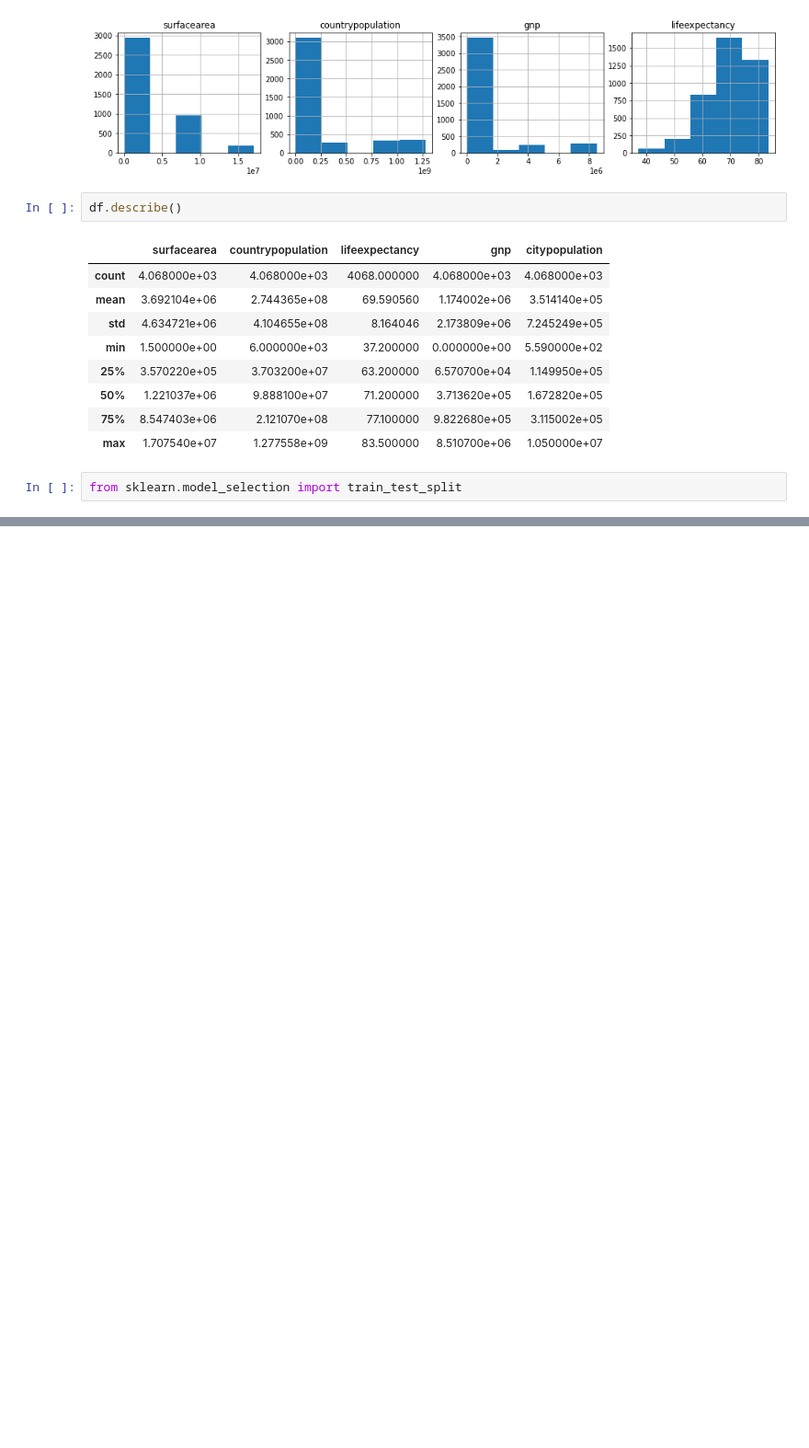
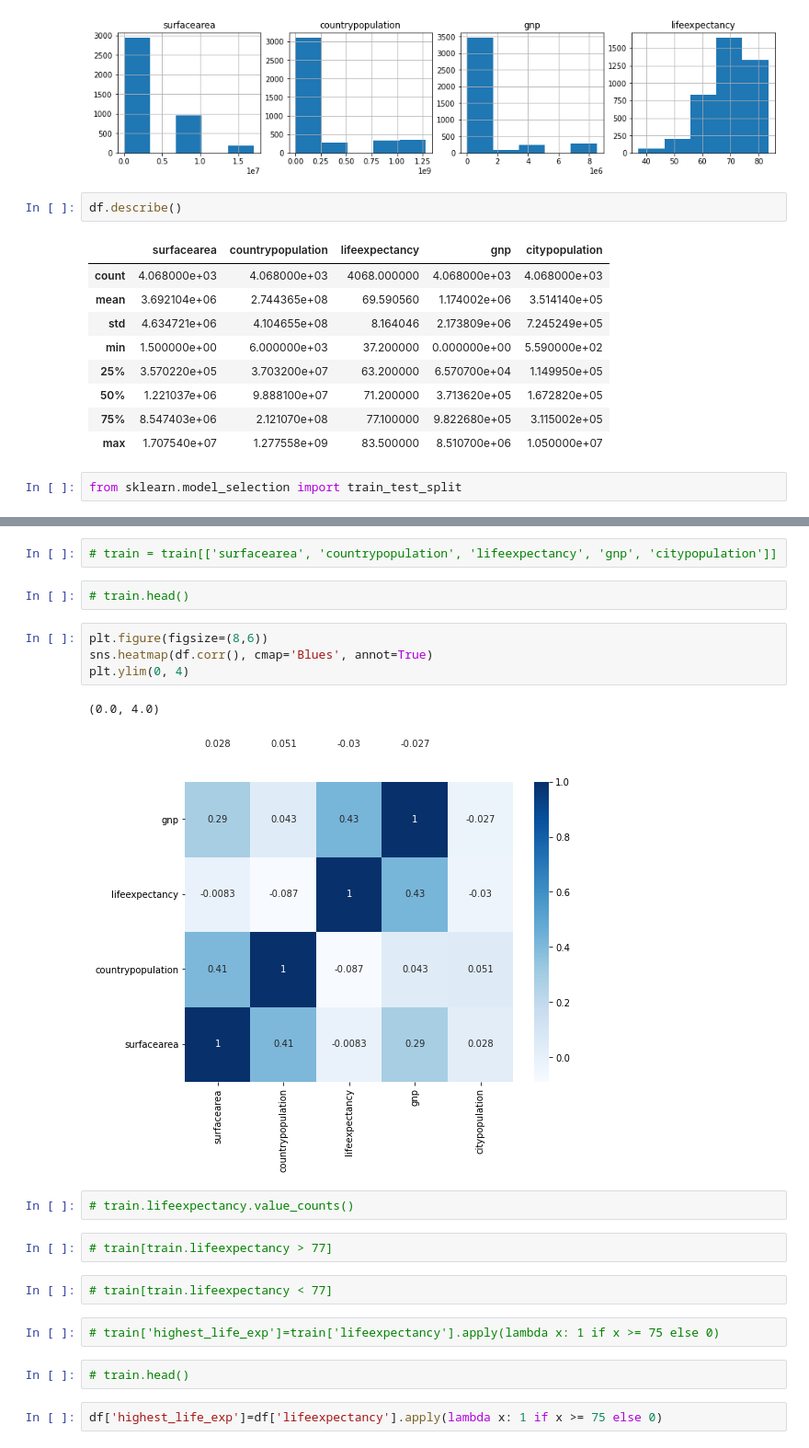
Before and after one commit to matt-c-knight/codeup-ind-project, a Jupyter notebook: practice.ipynb, the cells around one changed output, grey strips where cells are left out. Shown at 92% size. Cells and saved outputs as stored; diff of their text form; blank space fills up the shorter version.

```diff
--- a/practice.ipynb
+++ b/practice.ipynb
@@ -204 +210,24 @@ train.shape, validate.shape, test.shape
+# %%
+# train = train[['surfacearea', 'countrypopulation', 'lifeexpectancy', 'gnp', 'citypopulation']]
+# %%
+# train.head()
+# %%
+plt.figure(figsize=(8,6))
+sns.heatmap(df.corr(), cmap='Blues', annot=True)
+plt.ylim(0, 4)
+# %% [output]
+(0.0, 4.0)
+[figure, added]
+# %%
+# train.lifeexpectancy.value_counts()
+# %%
+# train[train.lifeexpectancy > 77]
+# %%
+# train[train.lifeexpectancy < 77]
+# %%
+# train['highest_life_exp']=train['lifeexpectancy'].apply(lambda x: 1 if x >= 75 else 0)
+# %%
+# train.head()
+# %%
+df['highest_life_exp']=df['lifeexpectancy'].apply(lambda x: 1 if x >= 75 else 0)
 # %%
```
Also changed, not shown: parts of 18 cells of this notebook, 4 other files.
